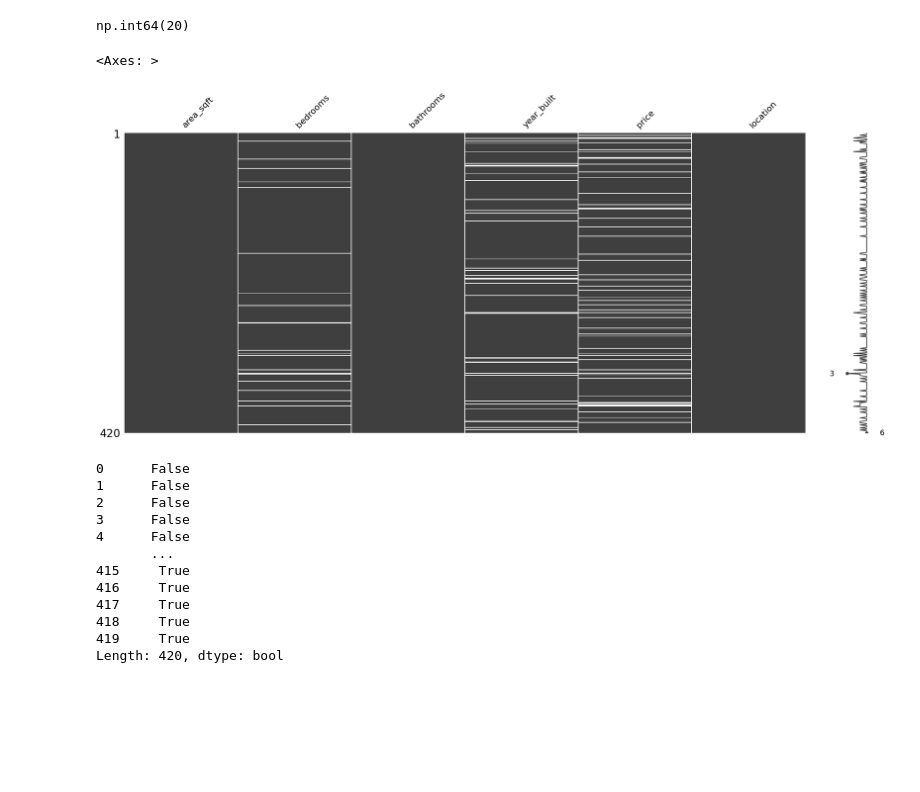
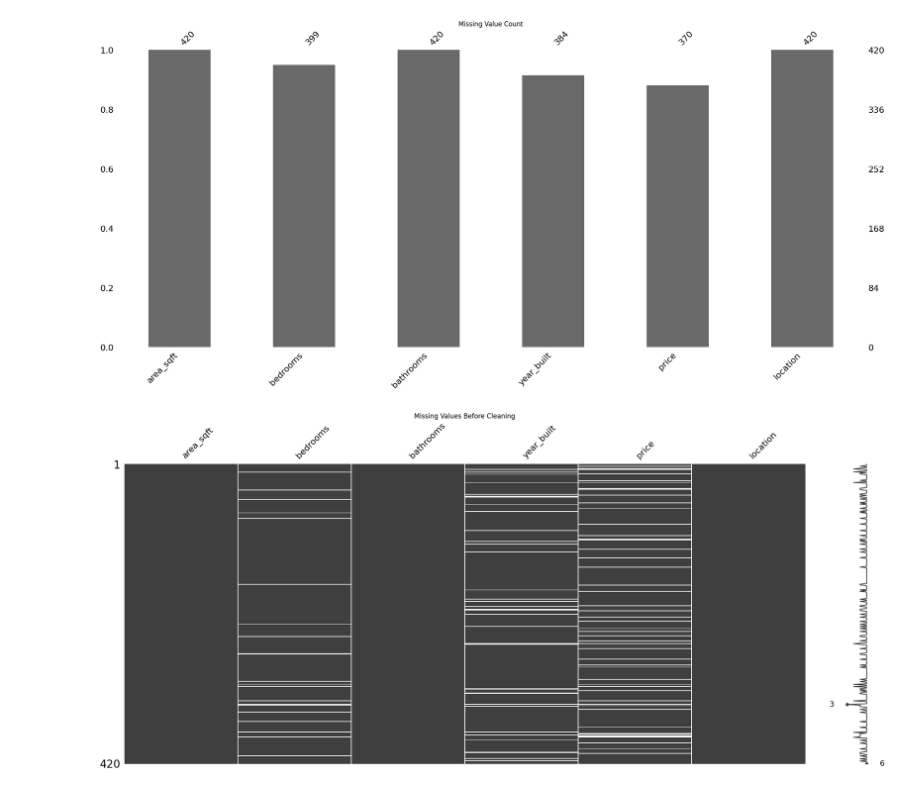
Before and after one commit to Static1016/Data-Cleaning-and-Quality-Analysis-Pipeline, a Jupyter notebook: notebook/exploration.ipynb, the cells around one changed output. Saved outputs shown, nothing was run; the diff lists cells and outputs as text; code cells hidden in the pictures; blank space fills up the shorter version.

Commit message:
Add: Outputs of data inconsistencies, null values, duplicates and graphs showing the same.

```diff
--- a/notebook/exploration.ipynb
+++ b/notebook/exploration.ipynb
@@ -127,24 +31,14 @@ dtype: int64
-# %%
-mh.duplicated().sum()
-# %% [output]
-np.int64(20)
-# %%
-msno.matrix(mh)
-# %% [output]
-<Axes: >
-[figure, removed]
-# %%
-mh.duplicated()
-# %% [output]
-0      False
-1      False
-2      False
-3      False
-4      False
-       ...
-415     True
-416     True
-417     True
-418     True
-419     True
-Length: 420, dtype: bool
+# %%
+import missingno as ms
+
+ms.bar(mh)
+plt.title("Missing Value Count")
+plt.show()
+# %% [output]
+[figure, added]
+# %%
+ms.matrix(mh)
+plt.title("Missing Values Before Cleaning")
+plt.show()
+# %% [output]
+[figure, added]
```
Also changed, not shown: parts of 23 cells of this notebook, 13 other files.
